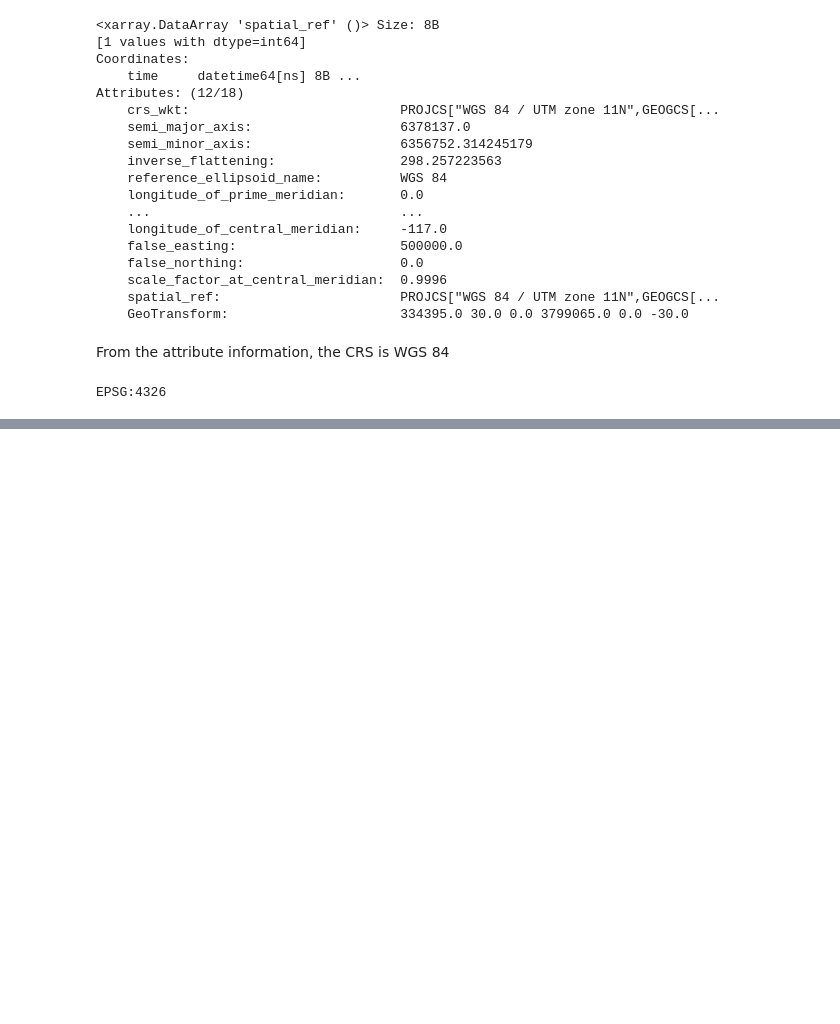
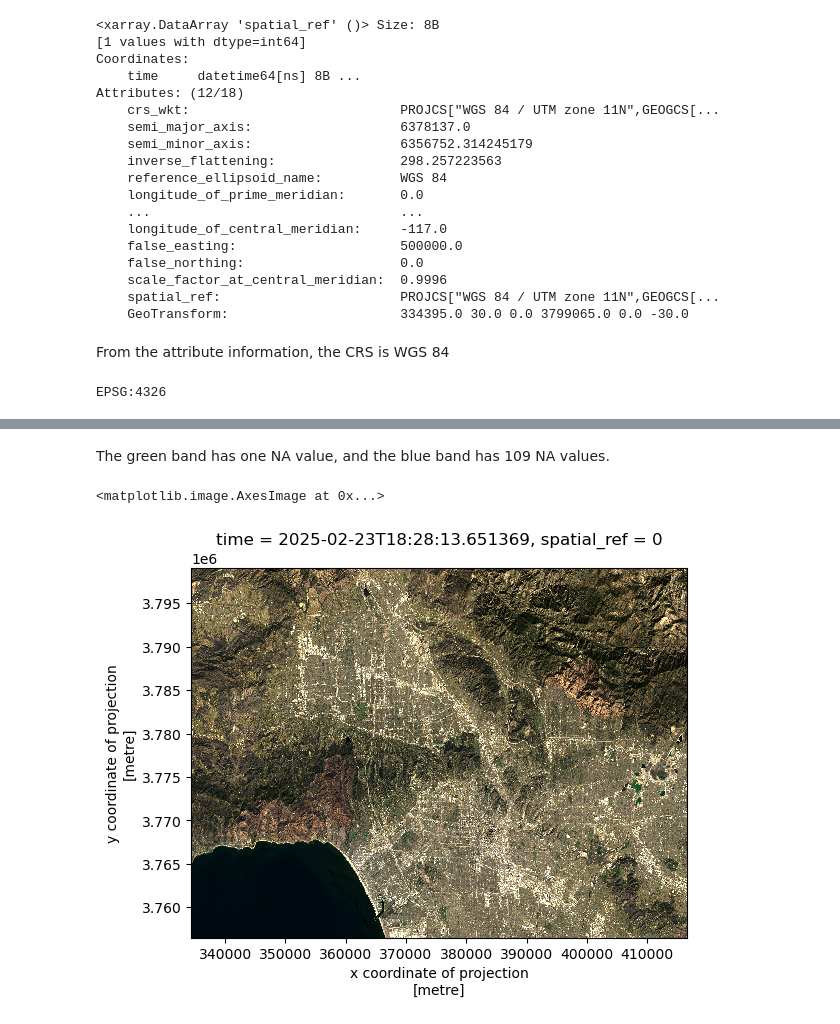
Before and after one commit to RachelMGitH/eds220-hwk4, a Jupyter notebook: hwk4-task2-false-color-MILLER.ipynb, the cells around one changed output, grey strips where cells are left out. Cells and saved outputs as stored; diff of their text form; code cells hidden in the pictures; blank space fills up the shorter version.

```diff
--- a/hwk4-task2-false-color-MILLER.ipynb
+++ b/hwk4-task2-false-color-MILLER.ipynb
@@ -113,0 +139,12 @@ EPSG:4326
+# %% [markdown]
+ The green band has one NA value, and the blue band has 109 NA values.
+# %%
+# d. Replace NA's in blue and green bands with 0
+landsat['blue'] = landsat['blue'].fillna(0)
+landsat['green'] = landsat['green'].fillna(0)
+# %%
+# e. Plot rectified true colour image with red, green and blue bands
+landsat[['red','green','blue']].to_dataarray().plot.imshow(robust=True)
+# %% [output]
+<matplotlib.image.AxesImage at 0x...>
+[figure, added]
```
Also changed, not shown: parts of 21 cells of this notebook.
